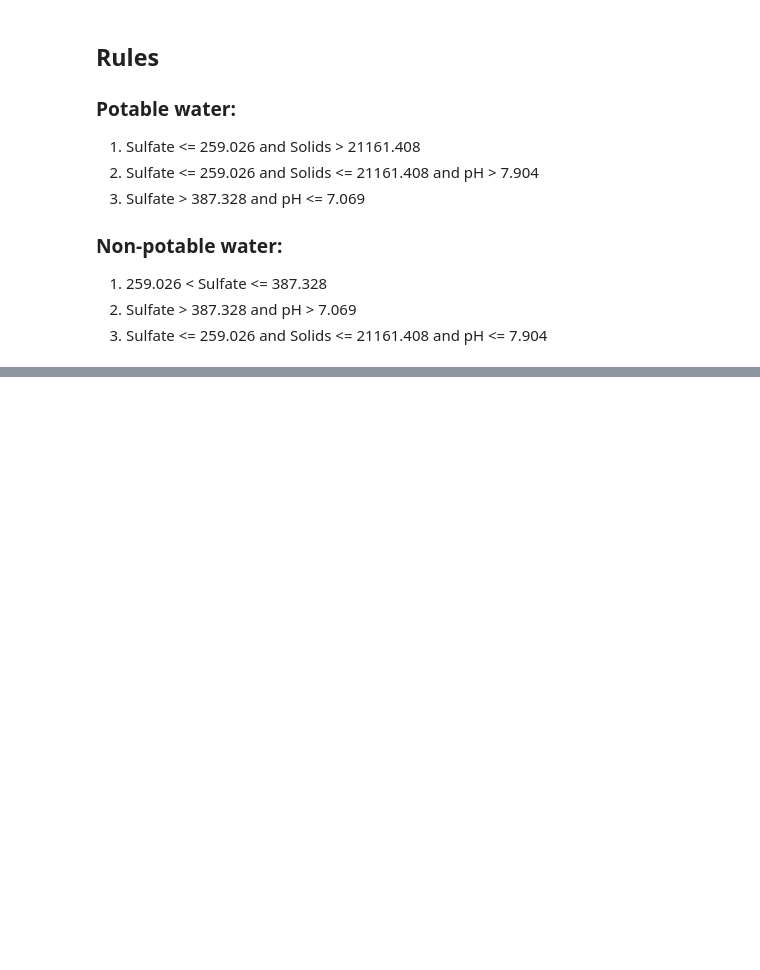
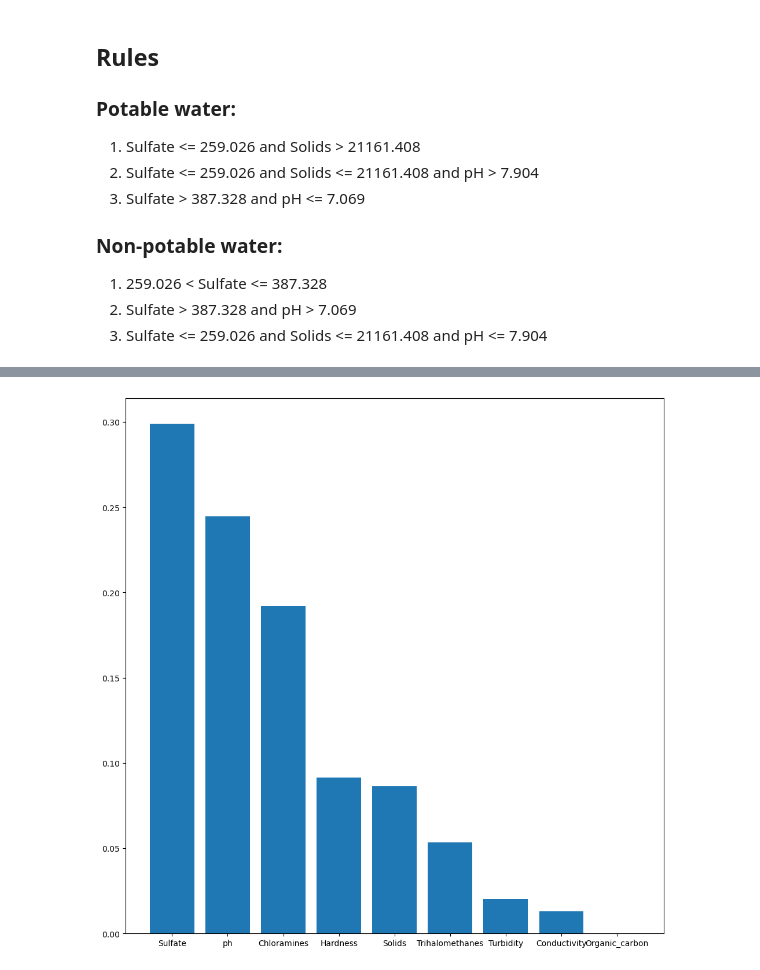
Before and after one commit to thanasisxan/AI-101-Machine-Learning, a Jupyter notebook: Exercise-2/water-potability-prediction.ipynb, the cells around one changed output, grey strips where cells are left out. Cells and saved outputs as stored; diff of their text form; code cells hidden in the pictures; blank space fills up the shorter version.

```diff
--- a/Exercise-2/water-potability-prediction.ipynb
+++ b/Exercise-2/water-potability-prediction.ipynb
@@ -338,0 +367,13 @@ Name: 76, dtype: object
+# %%
+importances = model9.feature_importances_
+importance_df = pd.DataFrame({
+    'Feature': df.columns[:-1],
+    'Importance': importances
+})
+importance_df = importance_df.sort_values(by='Importance', ascending=False)
+
+plt.figure(figsize=(12, 12))
+plt.bar(importance_df['Feature'], importance_df['Importance'])
+plt.show()
+# %% [output]
+[figure, added]
```
Also changed, not shown: parts of 4 cells of this notebook.
